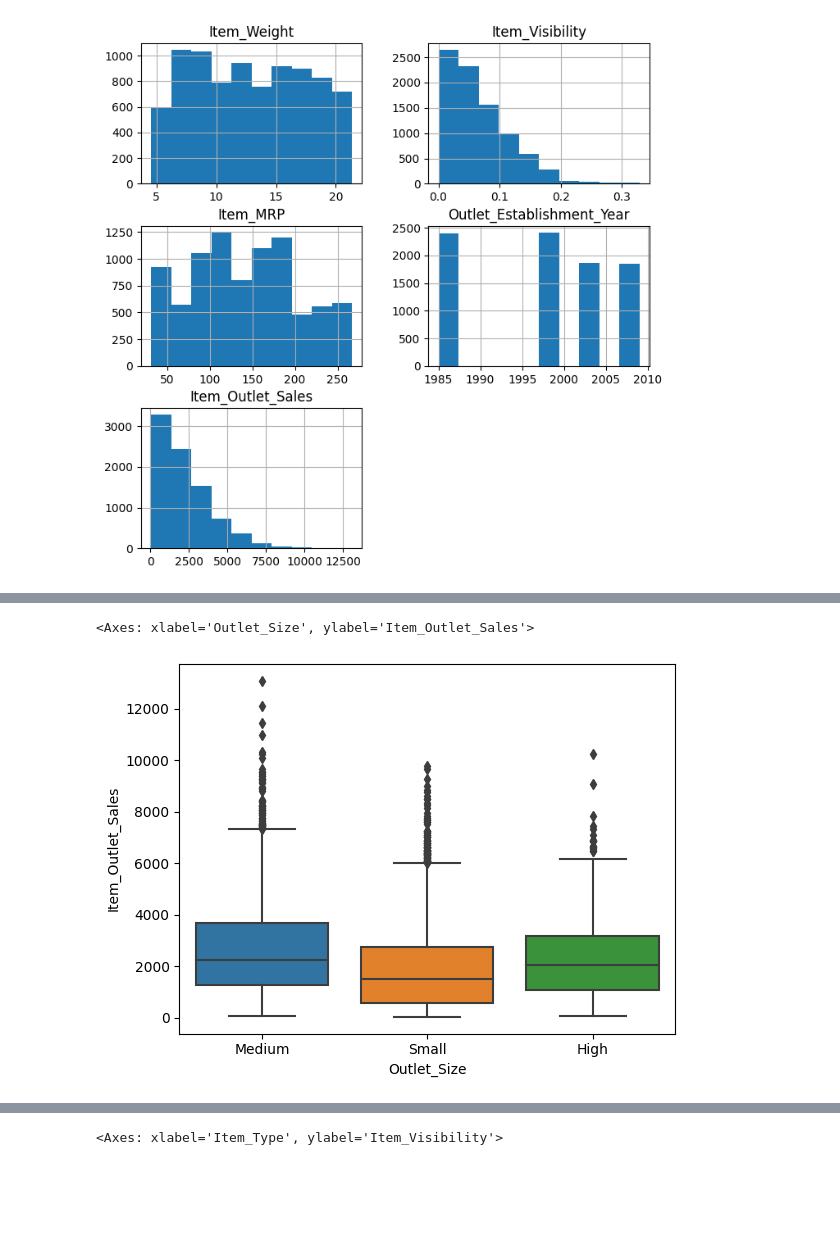
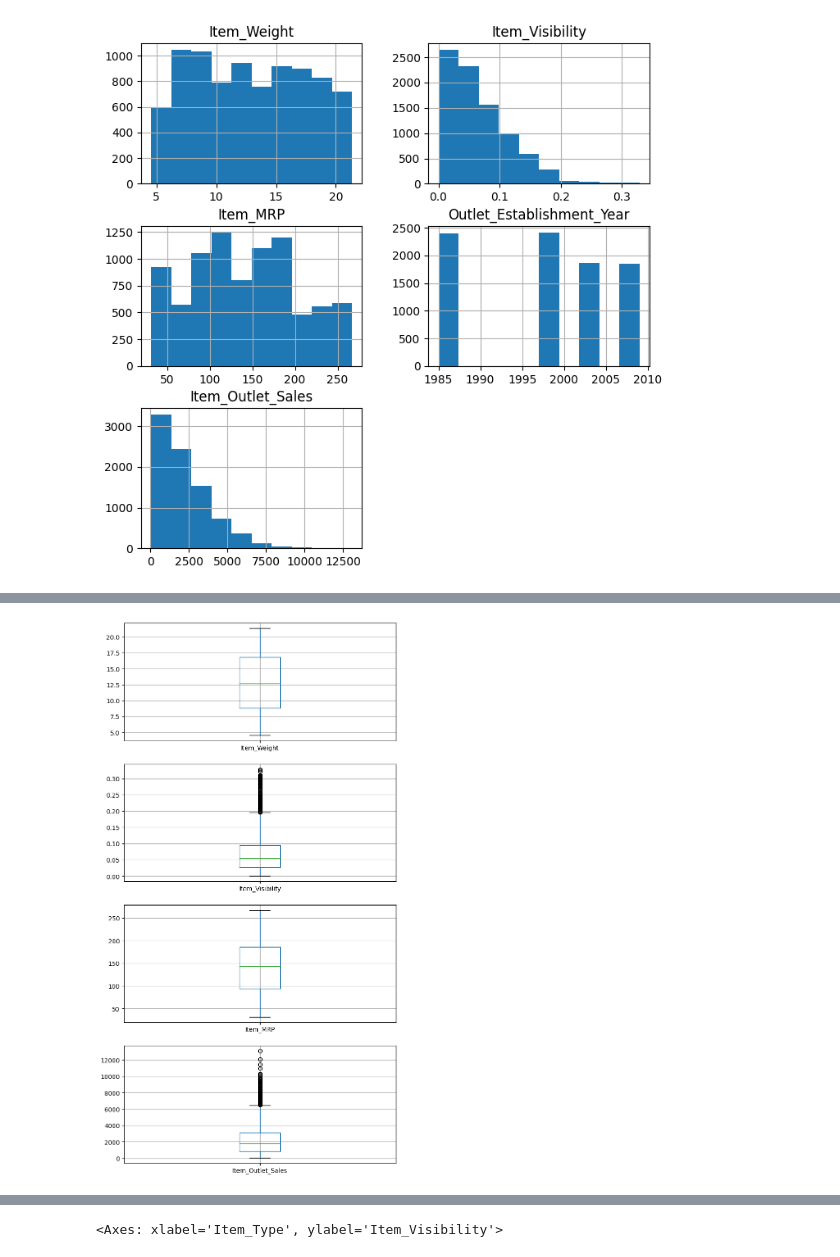
Before and after one commit to Mahdi-Kriaa/food_sales_prediction, a Jupyter notebook: food_sales_prediction.ipynb, the cells around one changed output, grey strips where cells are left out. Drawn from its saved outputs; the diff is of its cells as text; code cells hidden in the pictures; blank space fills up the shorter version.

```diff
--- a/food_sales_prediction.ipynb
+++ b/food_sales_prediction.ipynb
@@ -196,5 +194,8 @@ sns.boxplot(data=df_sales,x="Item_Type",y="Item_Outlet_Sales")
-# %%
-sns.boxplot(data=df_sales,x="Outlet_Size",y="Item_Outlet_Sales")
-# %% [output]
-<Axes: xlabel='Outlet_Size', ylabel='Item_Outlet_Sales'>
-[figure, removed]
+# %%
+plt.figure(figsize=(8,16))
+num_list = df_sales.select_dtypes("float").columns
+for i in range(len(num_list)) :
+      plt.subplot(len(num_list),1,i+1)
+      df_sales[[num_list[i]]].boxplot()
+# %% [output]
+[figure, added]
```
Also changed, not shown: parts of 14 cells of this notebook.
